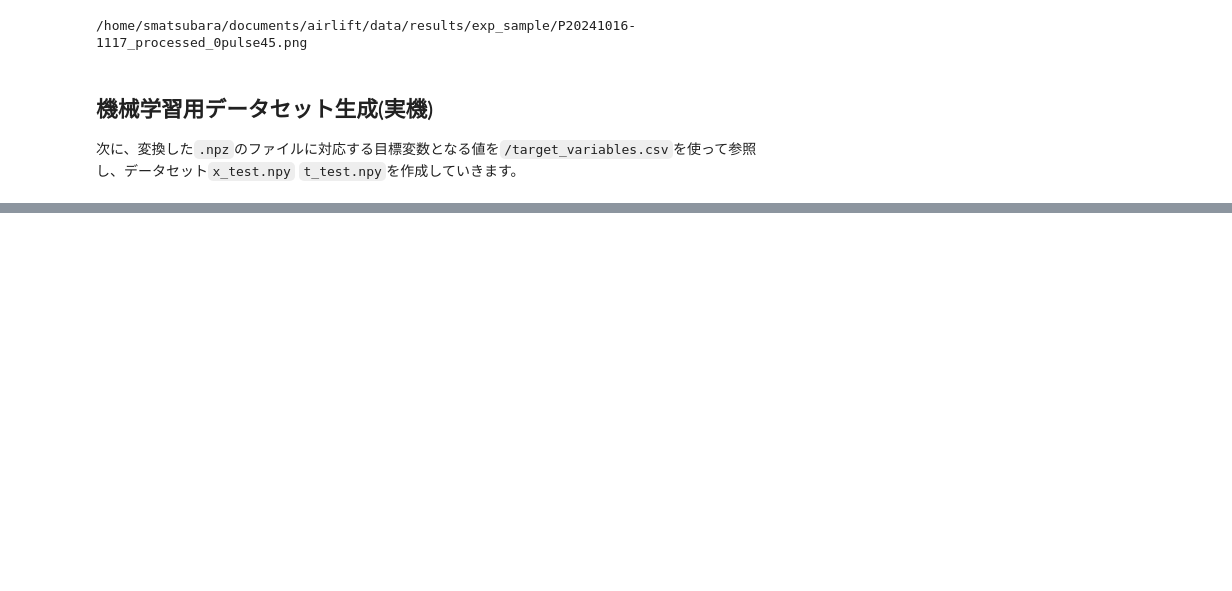
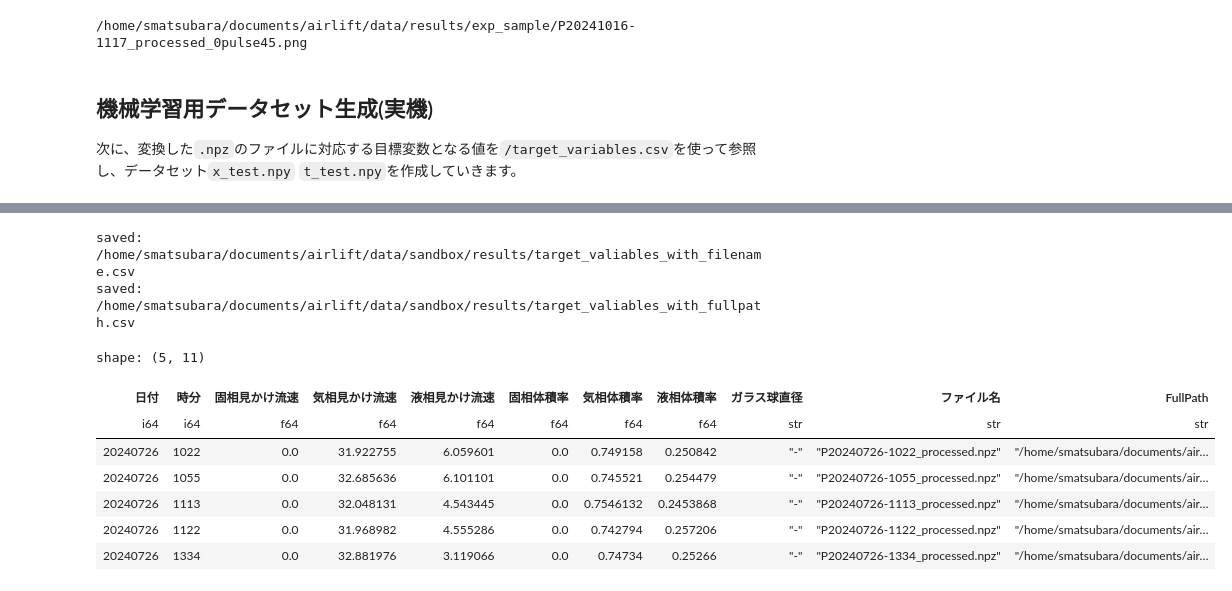
Before and after one commit to yymgc2003/psdata2matlab, a Jupyter notebook: main.ipynb, the cells around one changed output, grey strips where cells are left out. Saved outputs shown, nothing was run; the diff lists cells and outputs as text; code cells hidden in the pictures; blank space fills up the shorter version.

Commit message:
data conversion implemented

```diff
--- a/main.ipynb
+++ b/main.ipynb
@@ -257,0 +206,71 @@ Processed data and metadata saved to: /home/smatsubara/documents/airlift/data/ex
+# %%
+import polars as pl
+
+df =pl.read_csv("/home/smatsubara/documents/airlift/data/sandbox/experiments/target_valiables.csv",encoding="shift_jis")
+
+
+data_path = "/home/smatsubara/documents/airlift/data/experiments/processed/solid_liquid"
+# "ガラス球直径"列の右隣に、"P2024{日付}{時分}_processed.npz"という名前列を追加
+# コピーを作成し、result_dirに保存
+
+# まず既存のdfをコピー
+df_copy = df.clone()
+
+# 新しいカラム名
+new_col_name = "ファイル名"
+
+# "P2024" + 日付 + 時分 + "_processed.npz"を作成
+df_copy = df_copy.with_columns(
+    (pl.lit("P") + df_copy["日付"].cast(pl.Utf8) + "-" + df_copy["時分"].cast(pl.Utf8) + "_processed.npz").alias(new_col_name)
+)
+
+# "ガラス球直径"列のすぐ右隣りに挿入
+glass_col_idx = df_copy.columns.index("ガラス球直径")
+cols = df_copy.columns.copy()
+cols.insert(glass_col_idx + 1, cols.pop(-1))  # 新しいカラム(最後にある)を目的位置へ
+
+df_final = df_copy.select(cols)
+
+# 保存
+result_dir = "/home/smatsubara/documents/airlift/data/sandbox/results"
+save_path = result_dir.rstrip("/") + "/target_valiables_with_filename.csv"
+df_final.write_csv(save_path)
+
+print(f"saved: {save_path}")
+# "ファイル名" の右隣に data_path と結合したフルパス列 "FullPath" を追加
+
+# 再読込（または前の df_final を使用）
+df_work = df_final.clone()
+
+# "FullPath" を作成
+fullpath_col = "FullPath"
+df_work = df_work.with_columns(
+    (pl.lit(data_path.rstrip("/") + "/") + df_work["ファイル名"]).alias(fullpath_col)
+)
+
+# "ガラス球直径" のインデックス取得し、2つ右隣に "FullPath" を移動
+glass_idx = df_work.columns.index("ガラス球直径")
+# "ファイル名"は1つ右、その隣=2つ右になるよう "FullPath" を移動
+cols = df_work.columns.copy()
+# 一旦 "FullPath" をpop
+cols.pop(cols.index(fullpath_col))
+cols.insert(glass_idx + 2, fullpath_col)
+df_final2 = df_work.select(cols)
+
+# 保存
+save_path2 = result_dir.rstrip("/") + "/target_valiables_with_fullpath.csv"
+df_final2.write_csv(save_path2)
+print(f"saved: {save_path2}")
+
+df_final2.head()
+# %% [output]
+saved: /home/smatsubara/documents/airlift/data/sandbox/results/target_valiables_with_filename.csv
+saved: /home/smatsubara/documents/airlift/data/sandbox/results/target_valiables_with_fullpath.csv
+shape: (5, 11)
+| 日付 | 時分 | 固相見かけ流速 | 気相見かけ流速 | 液相見かけ流速 | 固相体積率 | 気相体積率 | 液相体積率 | ガラス球直径 | ファイル名 | FullPath |
+| i64 | i64 | f64 | f64 | f64 | f64 | f64 | f64 | str | str | str |
+| 20240726 | 1022 | 0.0 | 31.922755 | 6.059601 | 0.0 | 0.749158 | 0.250842 | "-" | "P20240726-1022_processed.npz" | "/home/smatsubara/documents/air… |
+| 20240726 | 1055 | 0.0 | 32.685636 | 6.101101 | 0.0 | 0.745521 | 0.254479 | "-" | "P20240726-1055_processed.npz" | "/home/smatsubara/documents/air… |
+| 20240726 | 1113 | 0.0 | 32.048131 | 4.543445 | 0.0 | 0.7546132 | 0.2453868 | "-" | "P20240726-1113_processed.npz" | "/home/smatsubara/documents/air… |
+| 20240726 | 1122 | 0.0 | 31.968982 | 4.555286 | 0.0 | 0.742794 | 0.257206 | "-" | "P20240726-1122_processed.npz" | "/home/smatsubara/documents/air… |
+| 20240726 | 1334 | 0.0 | 32.881976 | 3.119066 | 0.0 | 0.74734 | 0.25266 | "-" | "P20240726-1334_processed.npz" | "/home/smatsubara/documents/air… |
```
Also changed, not shown: parts of 9 cells of this notebook, 1 other file.
